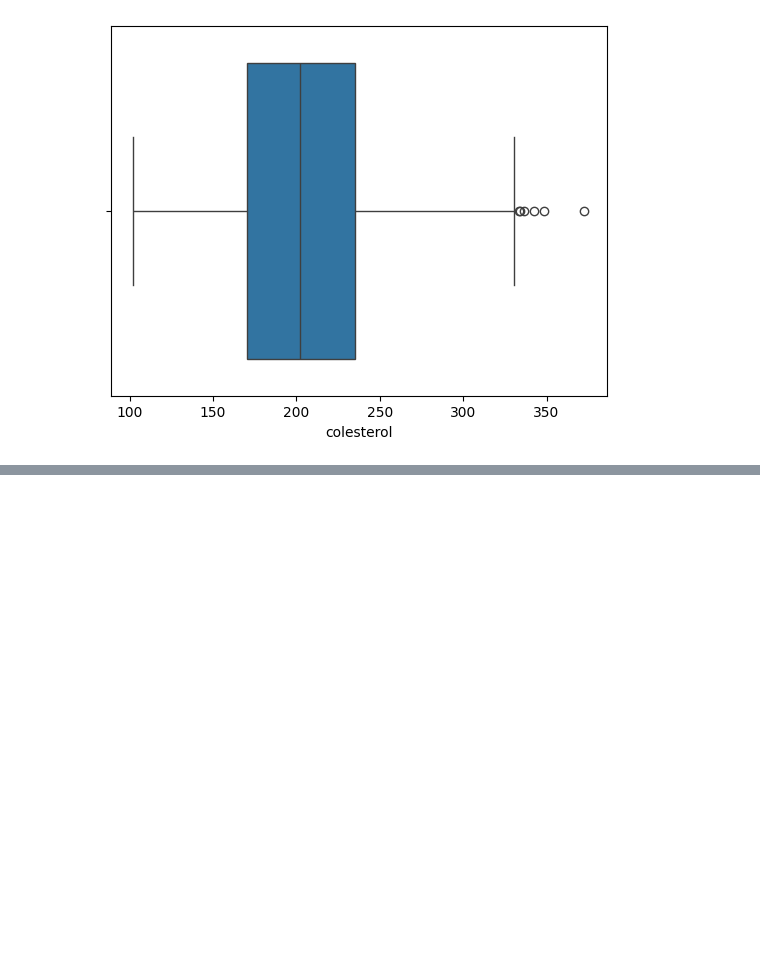
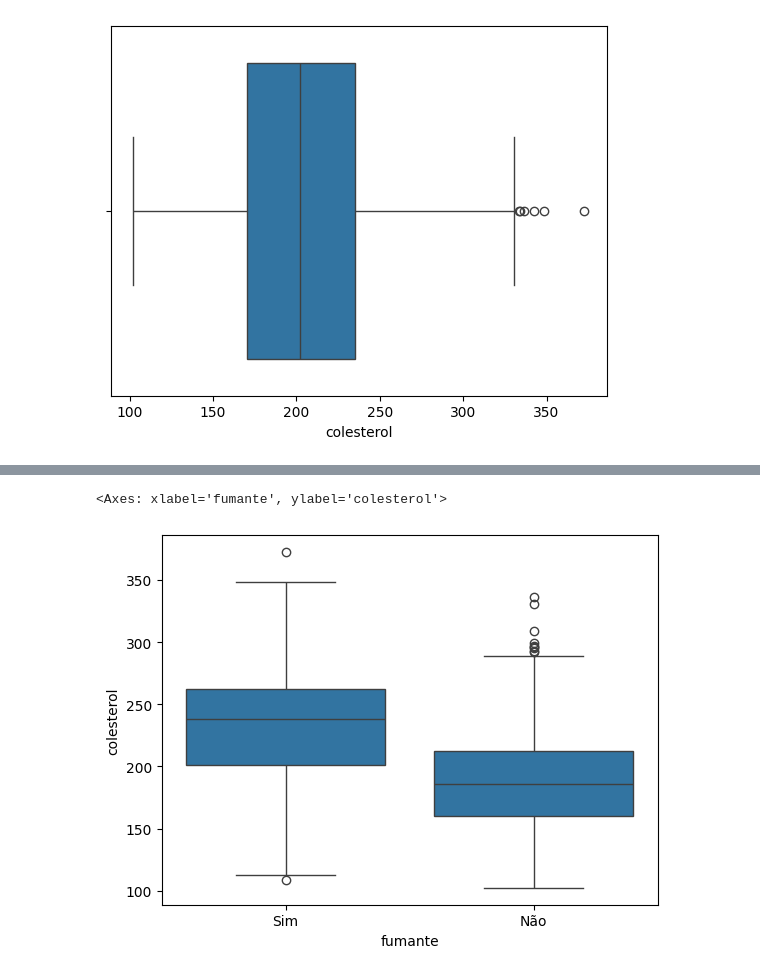
Before and after one commit to claitonneri/regressao_linear_multipla, a Jupyter notebook: modelo_colesterol.ipynb, the cells around one changed output, grey strips where cells are left out. Saved outputs shown, nothing was run; the diff lists cells and outputs as text; code cells hidden in the pictures; blank space fills up the shorter version.

```diff
--- a/modelo_colesterol.ipynb
+++ b/modelo_colesterol.ipynb
@@ -185,0 +192,6 @@ plt.show()
+# %%
+# Cruzamento de variáveis categóricas com nivel de colesterol
+sns.boxplot(data=df_colesterol_eda, x='fumante', y='colesterol')
+# %% [output]
+<Axes: xlabel='fumante', ylabel='colesterol'>
+[figure, added]
```
Also changed, not shown: parts of 2 cells of this notebook.
